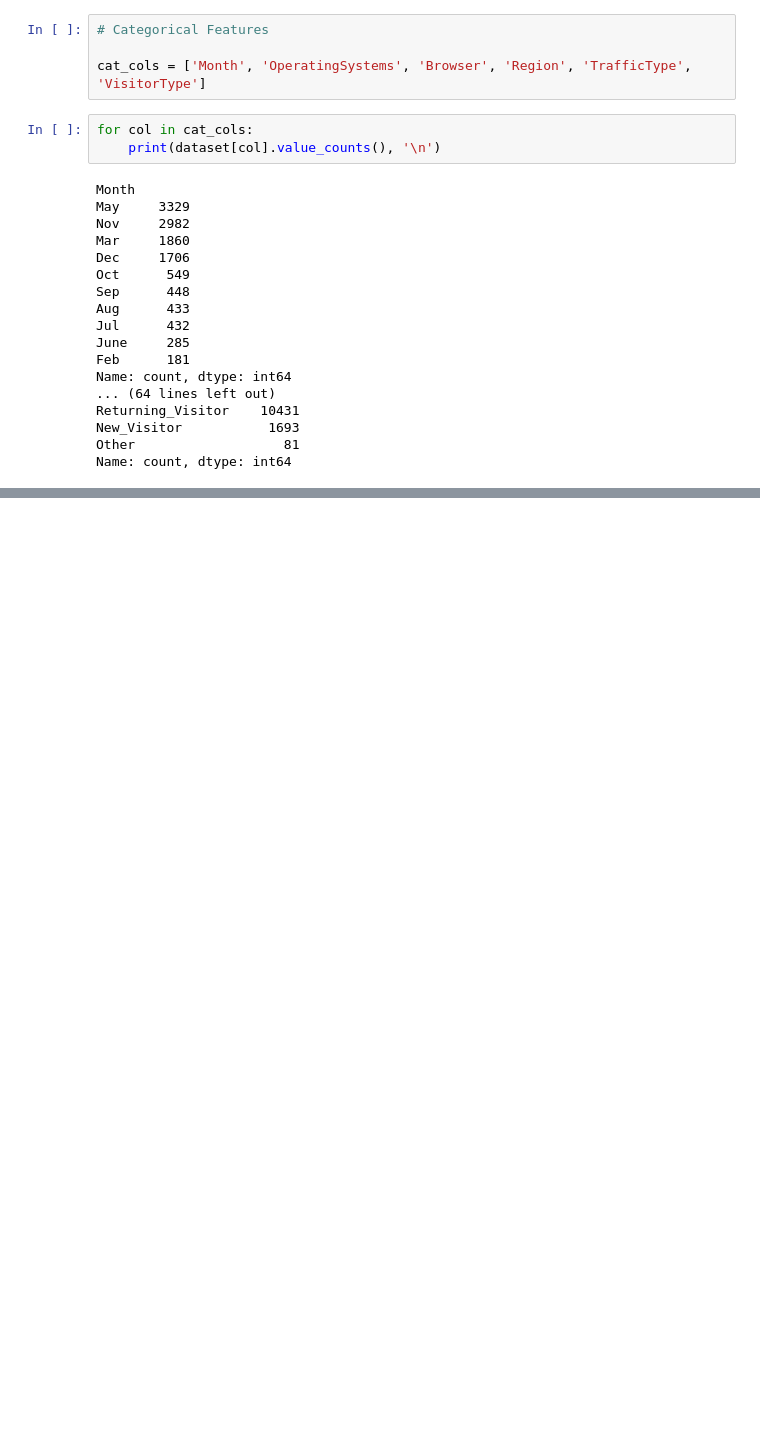
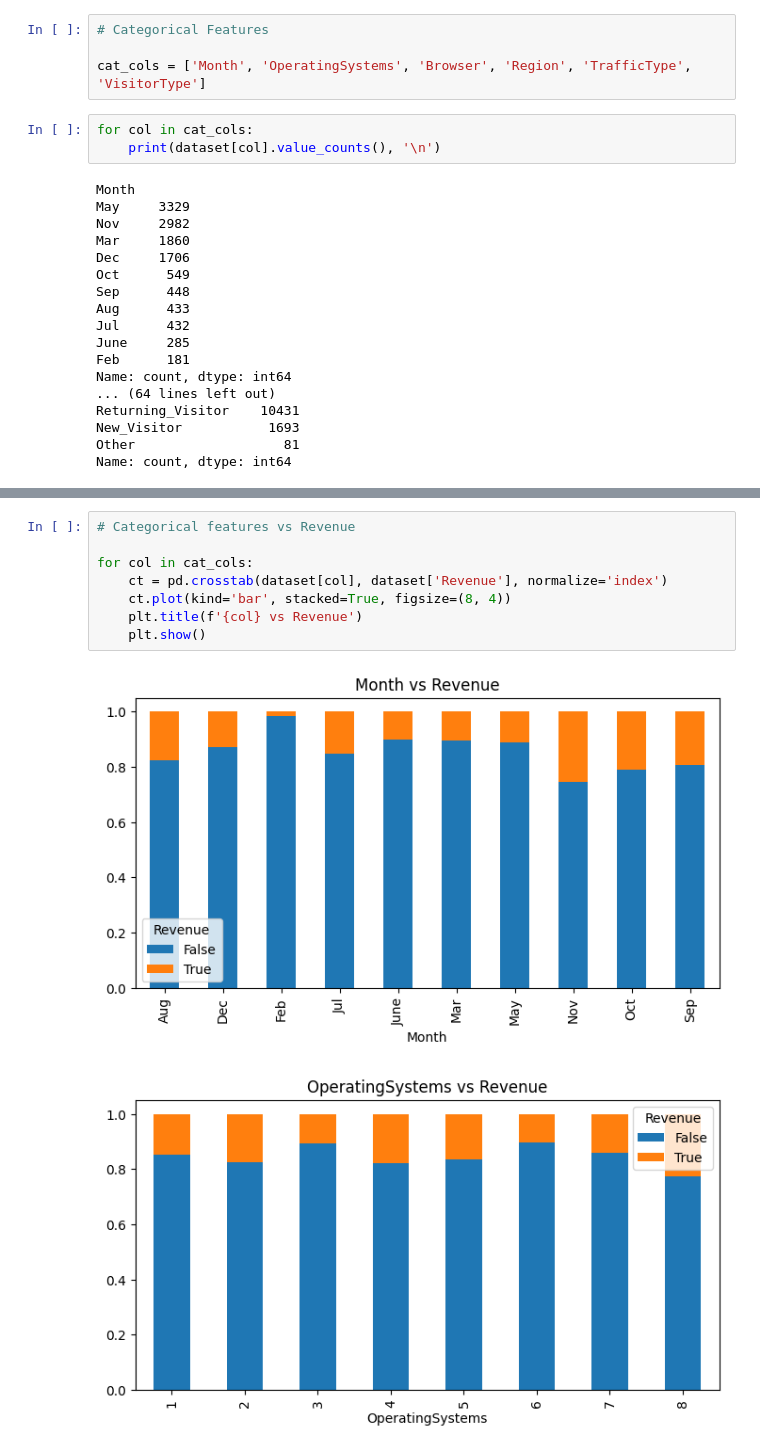
Before and after one commit to Ws995566/Prediction-Model-for-Analyzing-Users-Behaviour, a Jupyter notebook: Preprocessing.ipynb, the cells around one changed output, grey strips where cells are left out. Saved outputs shown, nothing was run; the diff lists cells and outputs as text; blank space fills up the shorter version.

```diff
--- a/Preprocessing.ipynb
+++ b/Preprocessing.ipynb
@@ -169,0 +195,11 @@ Name: count, dtype: int64
+# %%
+# Categorical features vs Revenue
+
+for col in cat_cols:
+    ct = pd.crosstab(dataset[col], dataset['Revenue'], normalize='index')
+    ct.plot(kind='bar', stacked=True, figsize=(8, 4))
+    plt.title(f'{col} vs Revenue')
+    plt.show()
+# %% [output]
+[figure, added]
+[figure, added]
```
Also changed, not shown: parts of 5 cells of this notebook.
